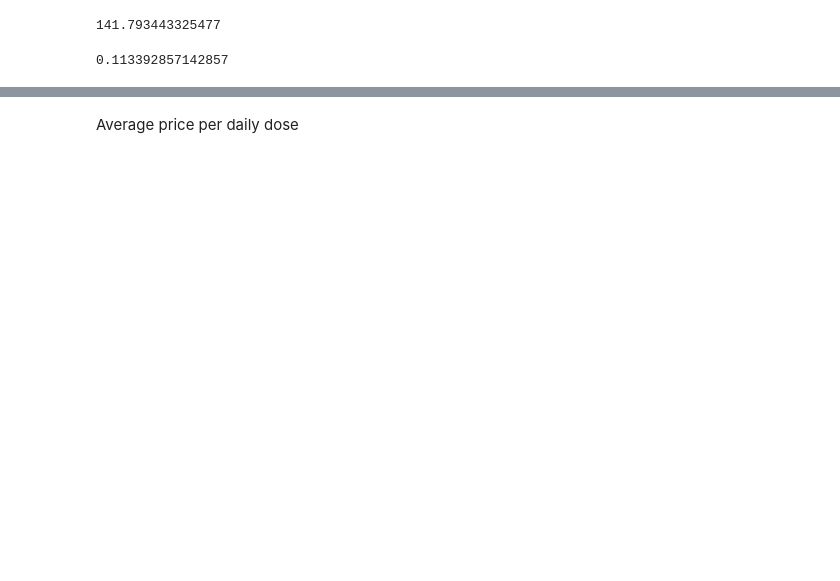
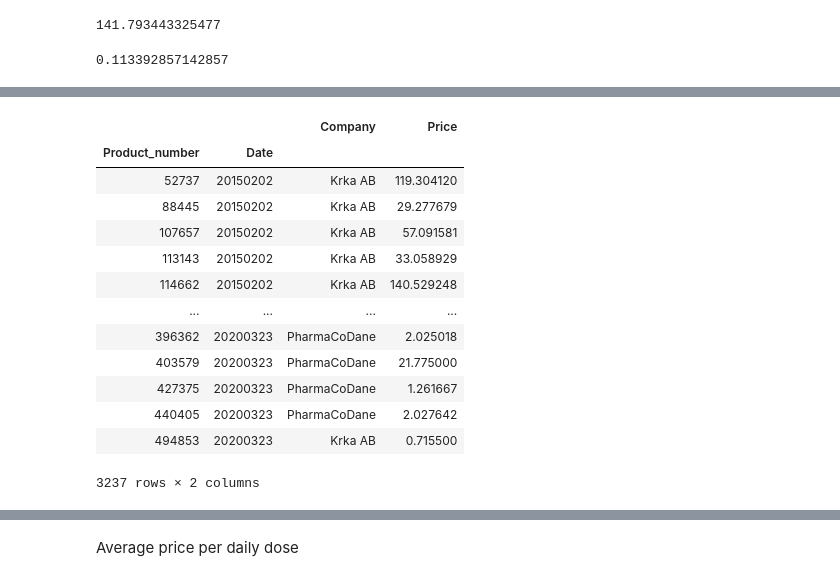
Before and after one commit to AdamTrolle/projects-2020-group-21, a Jupyter notebook: dataproject/dataproject.ipynb, the cells around one changed output, grey strips where cells are left out. Drawn from its saved outputs; the diff is of its cells as text; code cells hidden in the pictures; blank space fills up the shorter version.

```diff
--- a/dataproject/dataproject.ipynb
+++ b/dataproject/dataproject.ipynb
@@ -240,2 +269,20 @@ aripiprazol_long['Price'].min()
 # %%
 ## 4. Analyzing the drug Lamotrigin (price cycles)
+# %%
+del aripiprazol_long['Strength']
+aripiprazol_long
+# %% [output]
+|  |  | Company | Price |
+| Product_number | Date |  |  |
+| 52737 | 20150202 | Krka AB | 119.304120 |
+| 88445 | 20150202 | Krka AB | 29.277679 |
+| 107657 | 20150202 | Krka AB | 57.091581 |
+| 113143 | 20150202 | Krka AB | 33.058929 |
+| 114662 | 20150202 | Krka AB | 140.529248 |
+| ... | ... | ... | ... |
+| 396362 | 20200323 | PharmaCoDane | 2.025018 |
+| 403579 | 20200323 | PharmaCoDane | 21.775000 |
+| 427375 | 20200323 | PharmaCoDane | 1.261667 |
+| 440405 | 20200323 | PharmaCoDane | 2.027642 |
+| 494853 | 20200323 | Krka AB | 0.715500 |
+3237 rows × 2 columns
```
Also changed, not shown: parts of 11 cells of this notebook.
